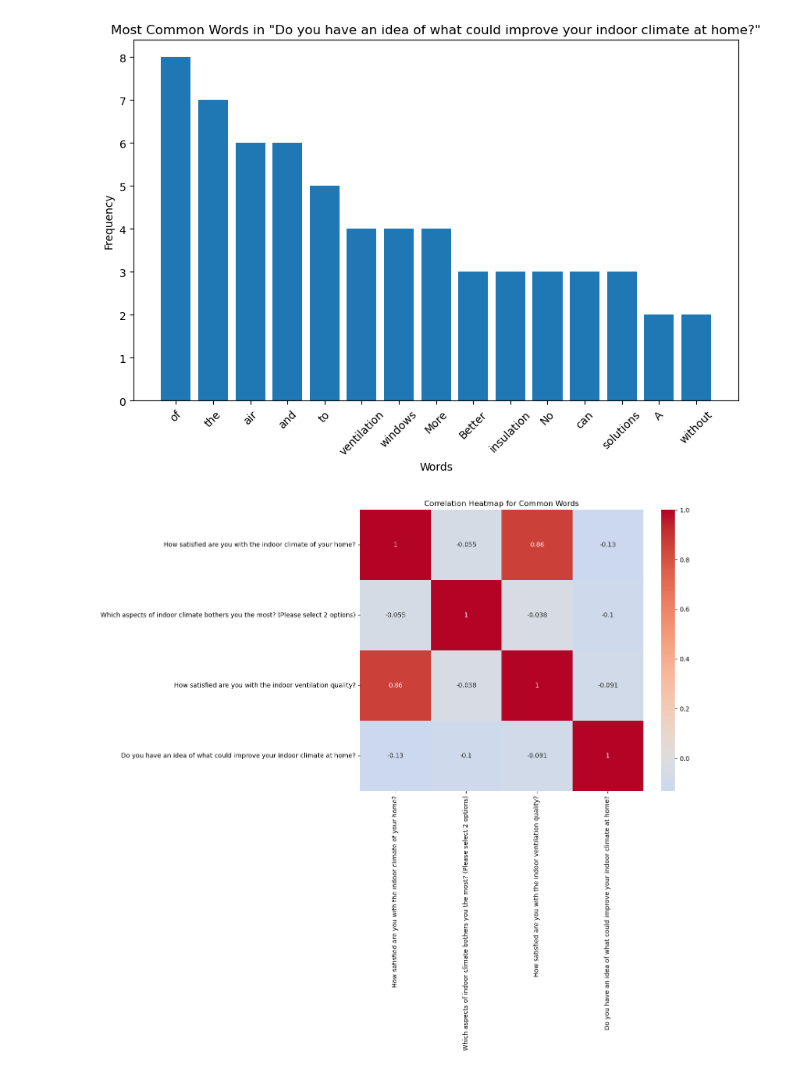
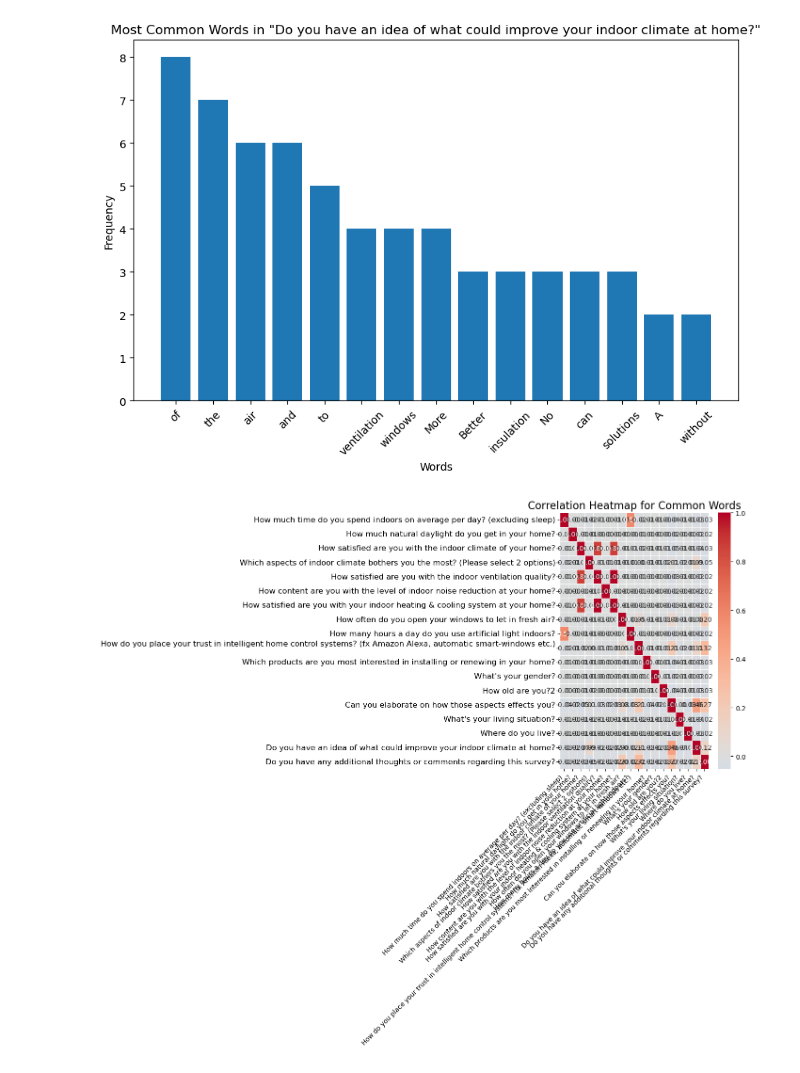
Before and after one commit to chozillla/VeluxInnovationDTU, a Jupyter notebook: Survery.ipynb, the cells around one changed output. Cells and saved outputs as stored; diff of their text form; code cells hidden in the pictures.

Commit message:
correlation matrix

```diff
--- a/Survery.ipynb
+++ b/Survery.ipynb
@@ -241,34 +241,49 @@ for column in columns_to_analyze:
 [figure]
 [figure]
 # %%
-columns_to_analyze = ["How satisfied are you with the indoor climate of your home?",
-    "Which aspects of indoor climate bothers you the most? (Please select 2 options)",
-    "How satisfied are you with the indoor ventilation quality?",
-    "Do you have an idea of what could improve your indoor climate at home?"]  # Add columns you want to analyze
-
+columns_to_analyze = ["How much time do you spend indoors on average per day? (excluding sleep)",
+       "How much natural daylight do you get in your home?",
+       "How satisfied are you with the indoor climate of your home?",
+       "Which aspects of indoor climate bothers you the most? (Please select 2 options)",
+       "How satisfied are you with the indoor ventilation quality?",
+       "How content are you with the level of indoor noise reduction at your home?",
+       "How satisfied are you with your indoor heating & cooling system at your home?",
+       "How often do you open your windows to let in fresh air?",
+       "How many hours a day do you use artificial light indoors?",
+       "How do you place your trust in intelligent home control systems? (fx Amazon Alexa, automatic smart-windows etc.)\n",
+       "Which products are you most interested in installing or renewing in your home?",
+       "What's your gender?", "How old are you?2",
+       "Can you elaborate on how those aspects effects you?",
+       "What's your living situation?", "Where do you live?",
+       "Do you have an idea of what could improve your indoor climate at home?",
+       "Do you have any additional thoughts or comments regarding this survey?"
+                     ]  # Add columns you want to analyze
 common_word_counts = {}
 
 # Find the union of all unique words across columns
 all_words = set()
 for column in columns_to_analyze:
     words = ' '.join(str(x) for x in df[column].fillna('')).split()
     all_words.update(words)
 
 # Normalize word frequencies to a consistent length
 for column in columns_to_analyze:
     words = ' '.join(str(x) for x in df[column].fillna('')).split()
     word_counts = Counter(words)
     normalized_word_counts = [word_counts[word] if word in word_counts else 0 for word in all_words]
     common_word_counts[column] = normalized_word_counts
 
 df_common_words = pd.DataFrame(common_word_counts)
 
 # Calculate the correlation matrix
 correlation_matrix = df_common_words.corr()
 
-plt.figure(figsize=(10, 8))
-sns.heatmap(correlation_matrix, annot=True, cmap='coolwarm', center=0)
-plt.title('Correlation Heatmap for Common Words')
+plt.figure(figsize=(14, 12))
+sns.heatmap(correlation_matrix, annot=True, cmap='coolwarm', center=0, linewidths=0.5, fmt=".2f")
+plt.title('Correlation Heatmap for Common Words', fontsize=16)
+plt.xticks(rotation=45, fontsize=10, ha='right')
+plt.yticks(rotation=0, fontsize=12)
+plt.tight_layout()
 plt.show()
 # %% [output]
-[figure, old version]
+[figure, new version]
```
Also changed, not shown: parts of 1 cell of this notebook.
